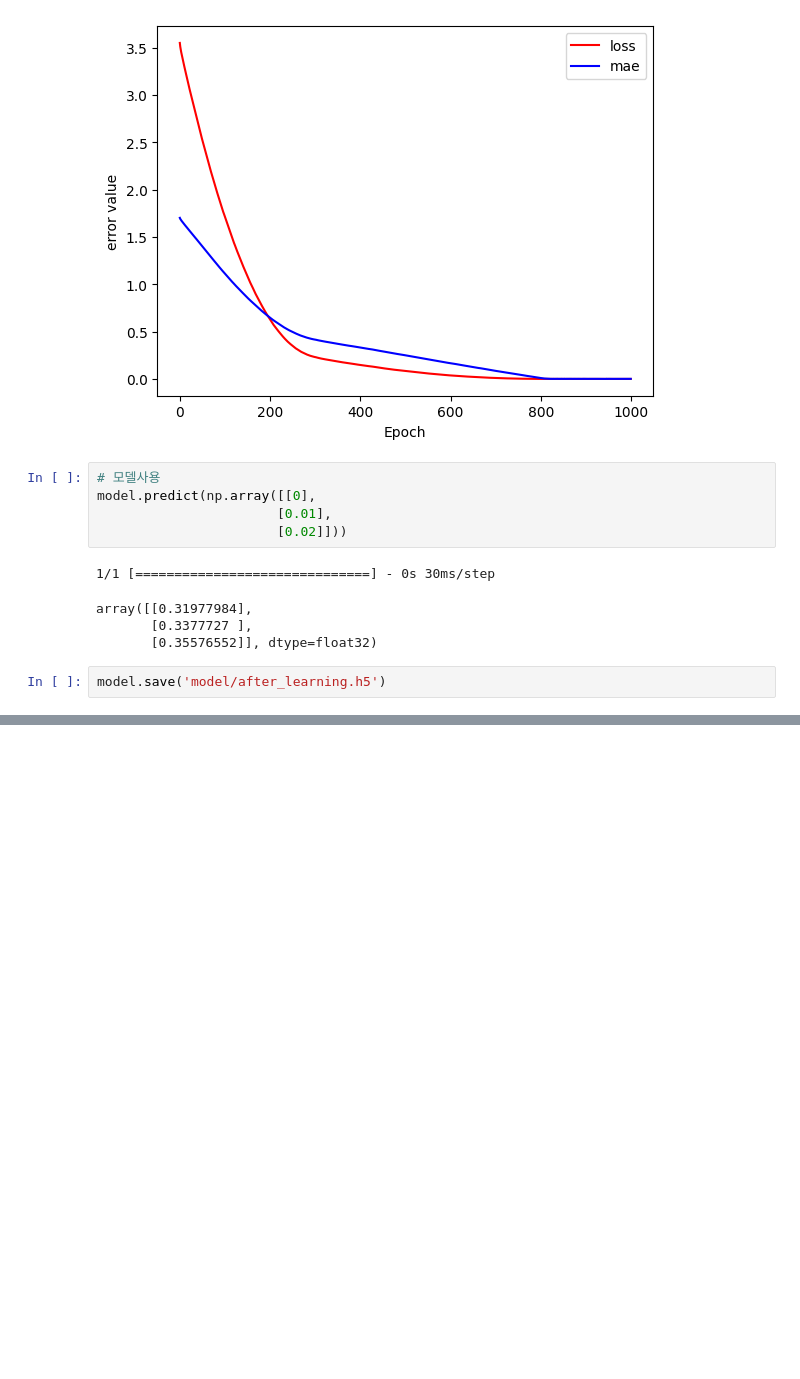
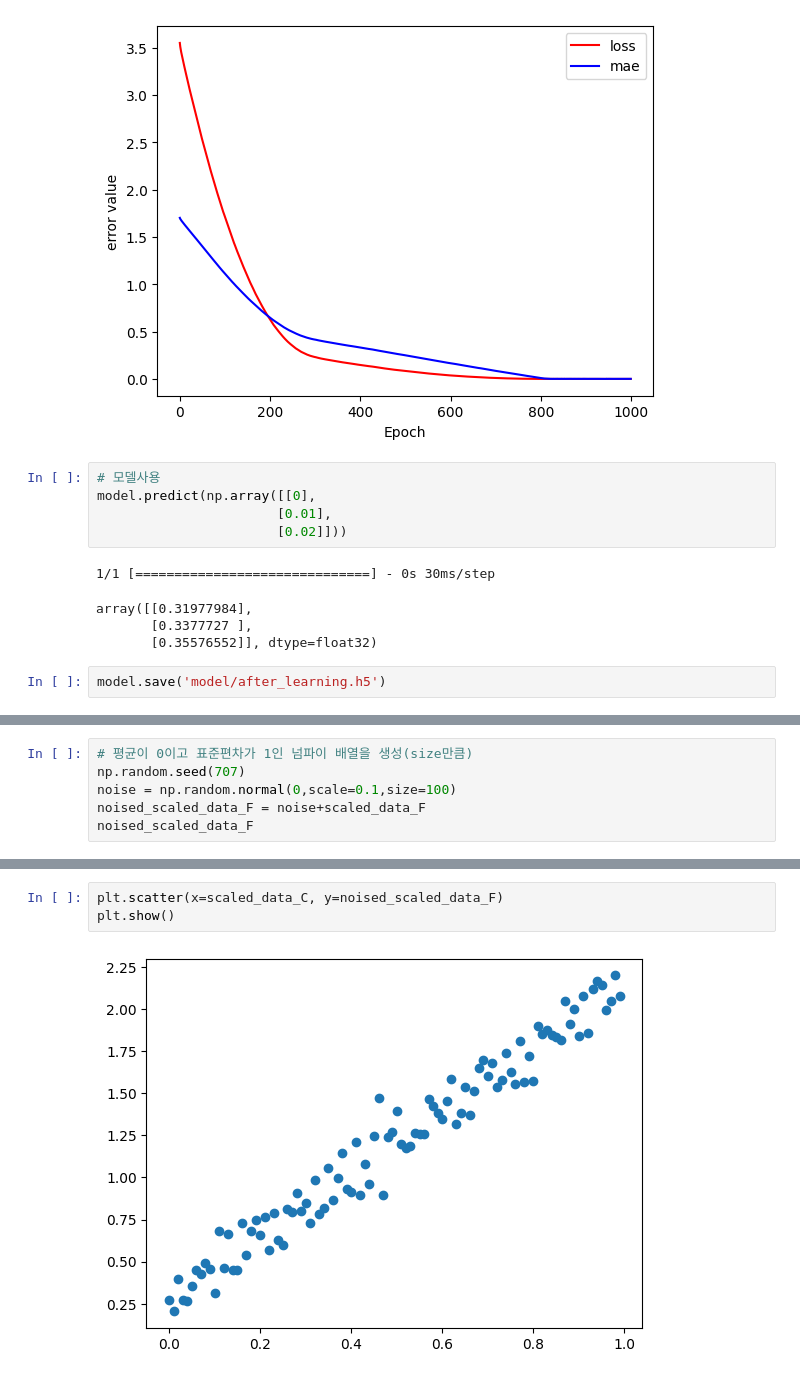
Before and after one commit to zardness/Sang, a Jupyter notebook: source/05_DeepLearning/01_머신러닝 입문 linear Regression.ipynb, the cells around one changed output, grey strips where cells are left out. Saved outputs shown, nothing was run; the diff lists cells and outputs as text; blank space fills up the shorter version.

```diff
--- a/source/05_DeepLearning/01_머신러닝 입문 linear Regression.ipynb
+++ b/source/05_DeepLearning/01_머신러닝 입문 linear Regression.ipynb
@@ -191,0 +216,6 @@ model.save('model/after_learning.h5')
+# %%
+# 평균이 0이고 표준편차가 1인 넘파이 배열을 생성(size만큼)
+np.random.seed(707)
+noise = np.random.normal(0,scale=0.1,size=100)
+noised_scaled_data_F = noise+scaled_data_F
+noised_scaled_data_F
@@ -191,0 +243,5 @@ model.save('model/after_learning.h5')
+# %%
+plt.scatter(x=scaled_data_C, y=noised_scaled_data_F)
+plt.show()
+# %% [output]
+[figure, added]
```
Also changed, not shown: parts of 12 cells of this notebook, 4 other files.
